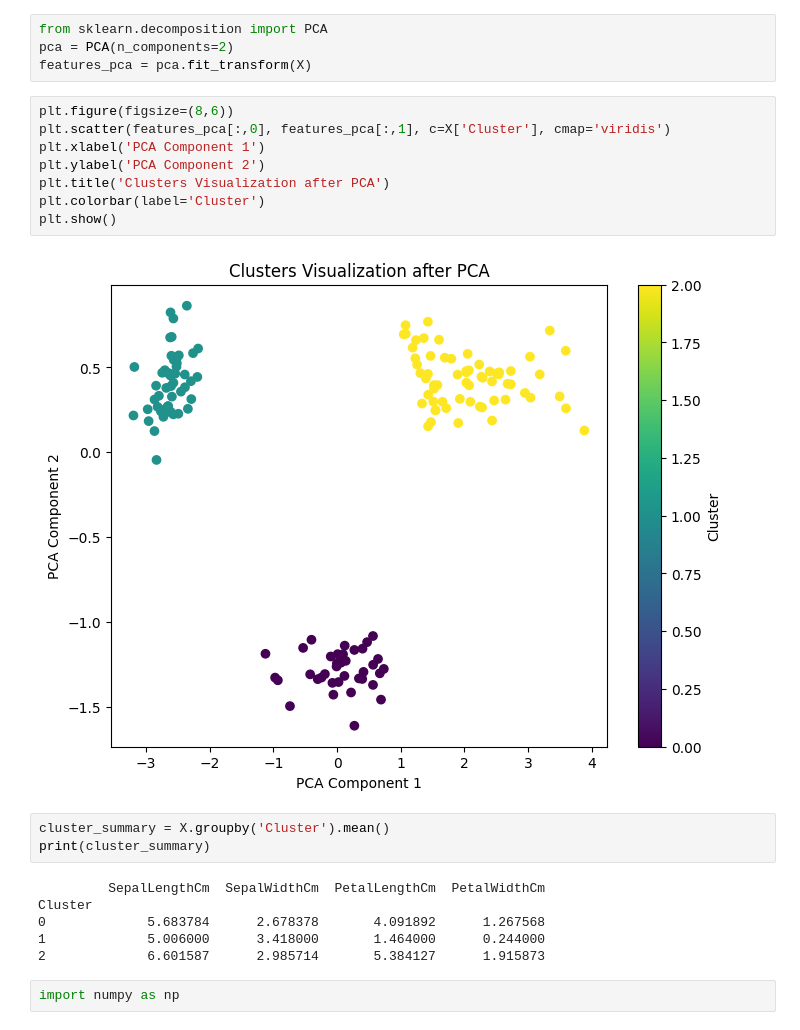
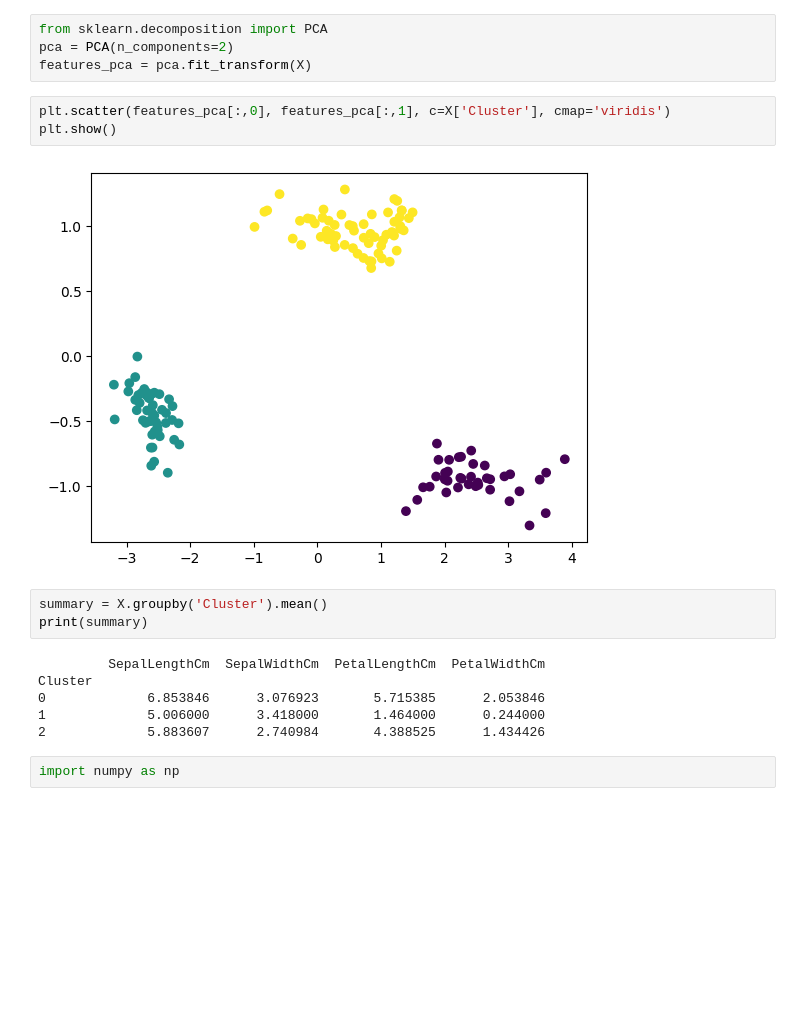
Before and after one commit to SinaShakoori/Iris-Species-Classification, a Jupyter notebook: main.ipynb, the cells around one changed output. Saved outputs shown, nothing was run; the diff lists cells and outputs as text; blank space fills up the shorter version.

```diff
--- a/main.ipynb
+++ b/main.ipynb
@@ -241,24 +226,19 @@ from sklearn.decomposition import PCA
 pca = PCA(n_components=2)
 features_pca = pca.fit_transform(X)
 # %%
-plt.figure(figsize=(8,6))
 plt.scatter(features_pca[:,0], features_pca[:,1], c=X['Cluster'], cmap='viridis')
-plt.xlabel('PCA Component 1')
-plt.ylabel('PCA Component 2')
-plt.title('Clusters Visualization after PCA')
-plt.colorbar(label='Cluster')
 plt.show()
 # %% [output]
-[figure, old version]
+[figure, new version]
 # %%
-cluster_summary = X.groupby('Cluster').mean()
-print(cluster_summary)
+summary = X.groupby('Cluster').mean()
+print(summary)
 # %% [output]
          SepalLengthCm  SepalWidthCm  PetalLengthCm  PetalWidthCm
 Cluster
-0             5.683784      2.678378       4.091892      1.267568
+0             6.853846      3.076923       5.715385      2.053846
 1             5.006000      3.418000       1.464000      0.244000
-2             6.601587      2.985714       5.384127      1.915873
+2             5.883607      2.740984       4.388525      1.434426
 # %%
 import numpy as np
 # %%
```
Also changed, not shown: parts of 7 cells of this notebook, 1 other file.
